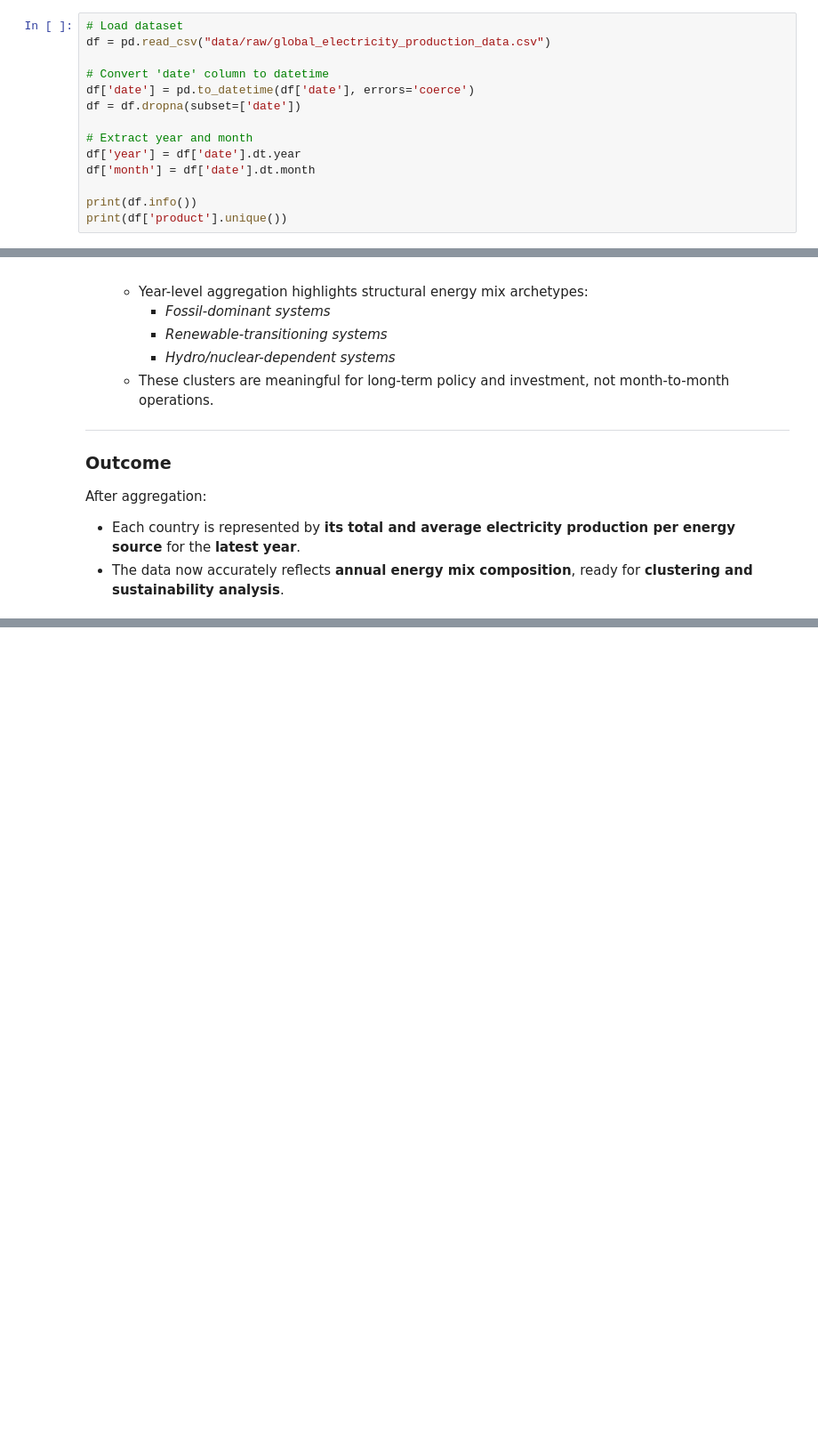
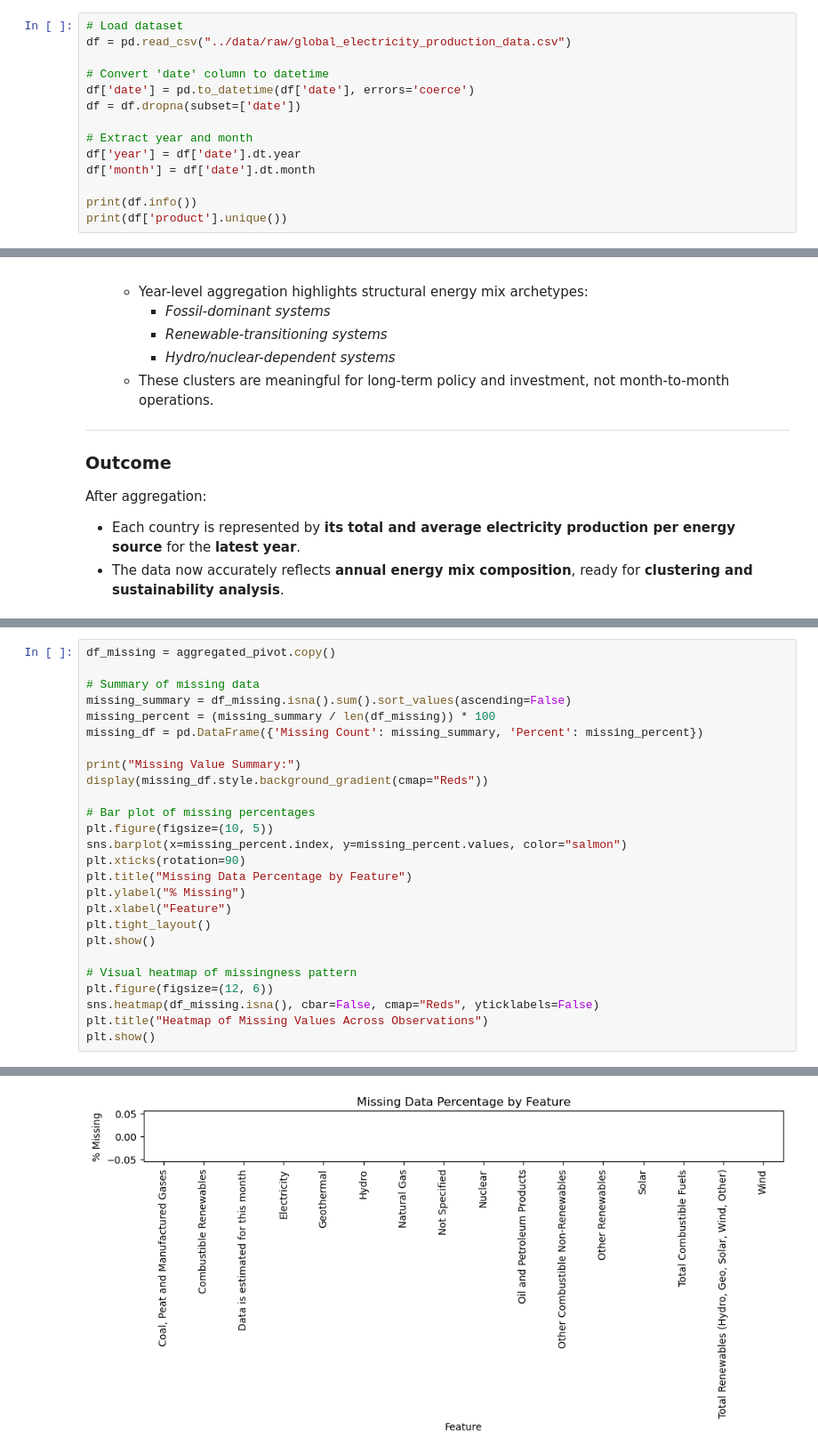
Before and after one commit to FedorSulaev/global-energy-systems-clustering, a Jupyter notebook: notebooks/01_data_analysis_and_preprocessing.ipynb, the cells around one changed output, grey strips where cells are left out. Shown at 89% size. Saved outputs shown, nothing was run; the diff lists cells and outputs as text; blank space fills up the shorter version.

Commit message:
feat: Missing data summary

```diff
--- a/notebooks/01_data_analysis_and_preprocessing.ipynb
+++ b/notebooks/01_data_analysis_and_preprocessing.ipynb
@@ -3,6 +7,6 @@ import pandas as pd
 # %%
 # Load dataset
-df = pd.read_csv("data/raw/global_electricity_production_data.csv")
+df = pd.read_csv("../data/raw/global_electricity_production_data.csv")
 
 # Convert 'date' column to datetime
 df['date'] = pd.to_datetime(df['date'], errors='coerce')
@@ -176,0 +186,27 @@ After aggregation:
+# %%
+df_missing = aggregated_pivot.copy()
+
+# Summary of missing data
+missing_summary = df_missing.isna().sum().sort_values(ascending=False)
+missing_percent = (missing_summary / len(df_missing)) * 100
+missing_df = pd.DataFrame({'Missing Count': missing_summary, 'Percent': missing_percent})
+
+print("Missing Value Summary:")
+display(missing_df.style.background_gradient(cmap="Reds"))
+
+# Bar plot of missing percentages
+plt.figure(figsize=(10, 5))
+sns.barplot(x=missing_percent.index, y=missing_percent.values, color="salmon")
+plt.xticks(rotation=90)
+plt.title("Missing Data Percentage by Feature")
+plt.ylabel("% Missing")
+plt.xlabel("Feature")
+plt.tight_layout()
+plt.show()
+
+# Visual heatmap of missingness pattern
+plt.figure(figsize=(12, 6))
+sns.heatmap(df_missing.isna(), cbar=False, cmap="Reds", yticklabels=False)
+plt.title("Heatmap of Missing Values Across Observations")
+plt.show()
+# %% [output]
@@ -176,0 +232 @@ After aggregation:
+[figure, added]
```
Also changed, not shown: parts of 4 cells of this notebook.
